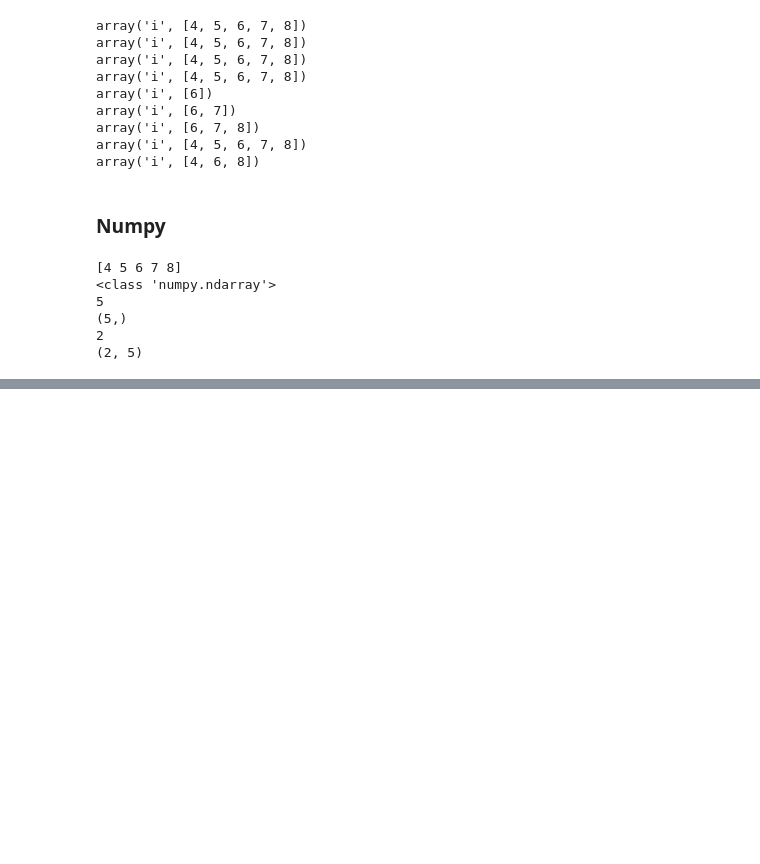
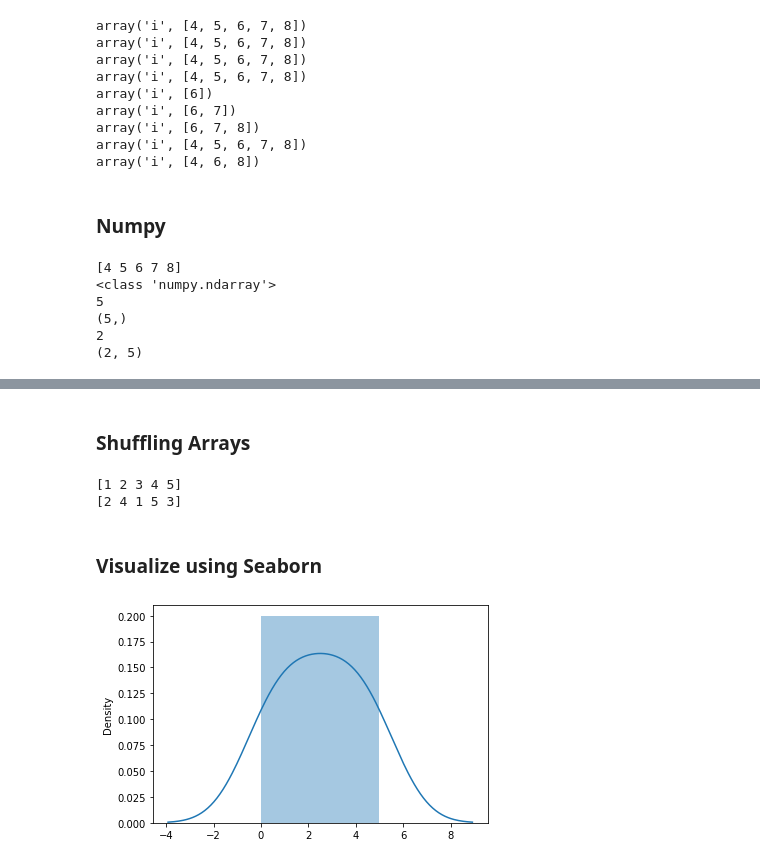
Before and after one commit to krishnadreamersit/PythonDjango-4, a Jupyter notebook: CorePython-4/fundamentals/Notebooks/5.7 Numpy.ipynb, the cells around one changed output, grey strips where cells are left out. Cells and saved outputs as stored; diff of their text form; code cells hidden in the pictures; blank space fills up the shorter version.

```diff
--- a/CorePython-4/fundamentals/Notebooks/5.7 Numpy.ipynb
+++ b/CorePython-4/fundamentals/Notebooks/5.7 Numpy.ipynb
@@ -143,0 +287,23 @@ print(arr2.shape)
+# %% [markdown]
+### Shuffling Arrays
+# %%
+arr1 = np.array([1, 2, 3, 4, 5])
+print(arr1)
+random.shuffle(arr1)
+print(arr1)
+# %% [output]
+[1 2 3 4 5]
+[2 4 1 5 3]
+# %% [markdown]
+### Visualize using Seaborn
+# %%
+# pip install seaborn
+# pip install matplotlib
+
+import matplotlib.pyplot as plt
+import seaborn as sns
+
+sns.distplot([0, 1, 2, 3, 4, 5])
+plt.show()
+# %% [output]
+[figure, added]
```
Also changed, not shown: parts of 16 cells of this notebook, 41 other files.
